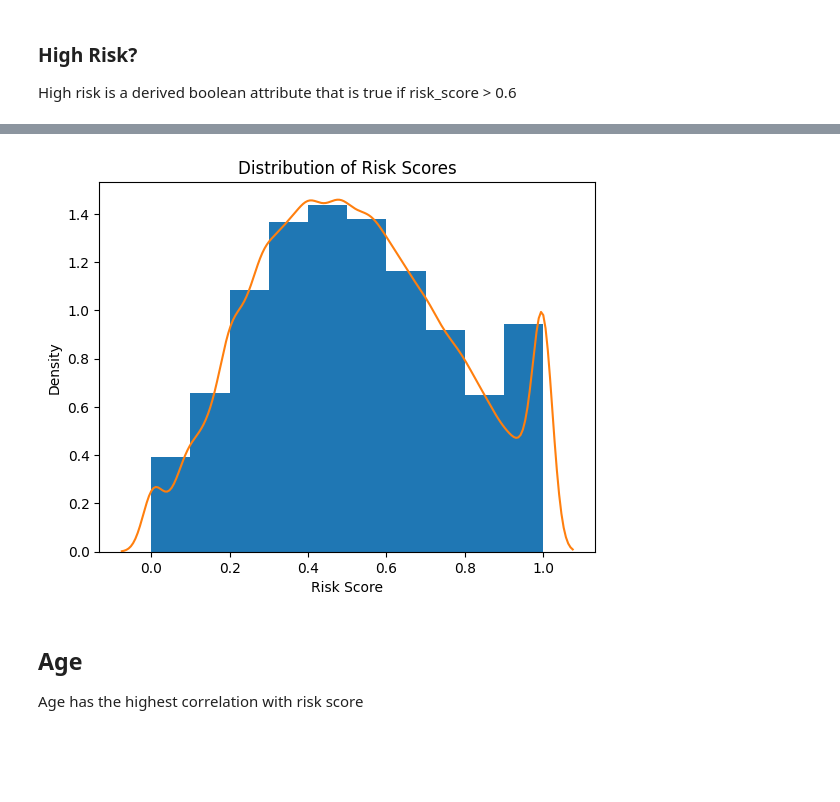
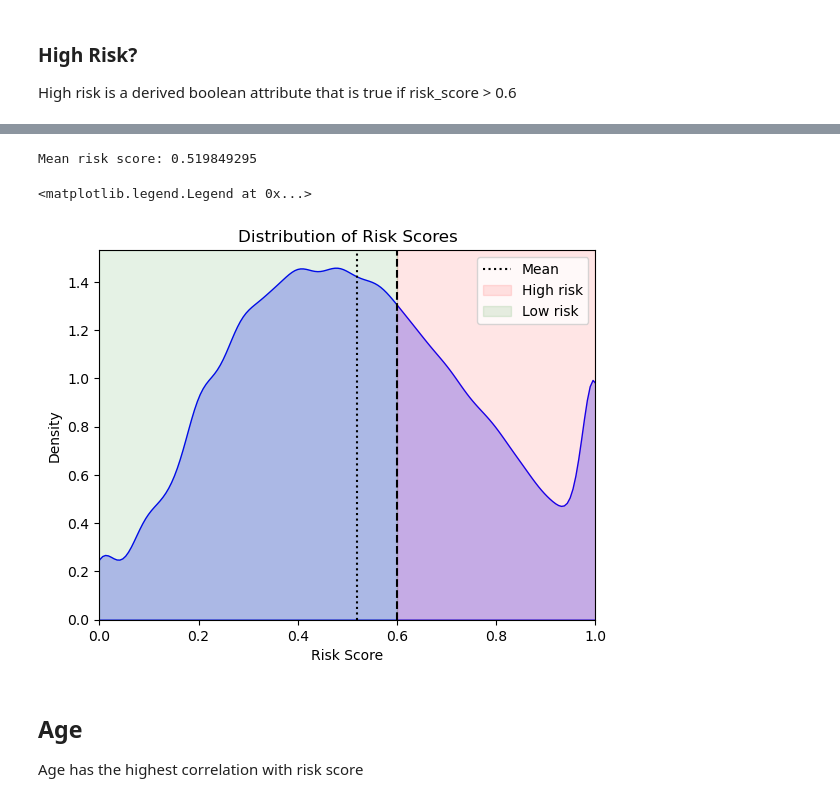
Before and after one commit to Abled773/HI-Risk-Prediction-and-Analysis, a Jupyter notebook: Risk_Analysis_and_Prediction.ipynb, the cells around one changed output, grey strips where cells are left out. Drawn from its saved outputs; the diff is of its cells as text; code cells hidden in the pictures; blank space fills up the shorter version.

```diff
--- a/Risk_Analysis_and_Prediction.ipynb
+++ b/Risk_Analysis_and_Prediction.ipynb
@@ -429,12 +441,24 @@ plt.show()
 # %%
-plt.hist(data['risk_score'], bins=10, density=True)
-sns.kdeplot(data['risk_score'])
+sns.kdeplot(data['risk_score'], fill=True, color='blue')
 plt.xlabel('Risk Score')
 plt.ylabel('Density')
 plt.title('Distribution of Risk Scores')
-plt.show()
+#plt.axvline(x=0.6, linestyle='--', linewidth=2, label='High risk')
+plt.xlim(0.0, 1.0)
+plt.axvline(x=0.6, color='black', linestyle='--')
+
+mean_riskscore = data['risk_score'].mean()
+print(f'Mean risk score: {mean_riskscore}')
+plt.axvline(x=mean_riskscore, color='black', linestyle=':', label='Mean')
+
+plt.axvspan(xmin=0.6, xmax=plt.xlim()[1], alpha=0.1, color='red', label='High risk')
+plt.axvspan(xmin=plt.xlim()[0], xmax=0.6, alpha=0.1, color='green', label='Low risk')
+
+plt.legend()
 # %% [output]
+Mean risk score: 0.519849295
+<matplotlib.legend.Legend at 0x...>
-[figure, old version]
+[figure, new version]
 # %% [markdown]
 ## Age
 Age has the highest correlation with risk score
```
Also changed, not shown: parts of 33 cells of this notebook.
